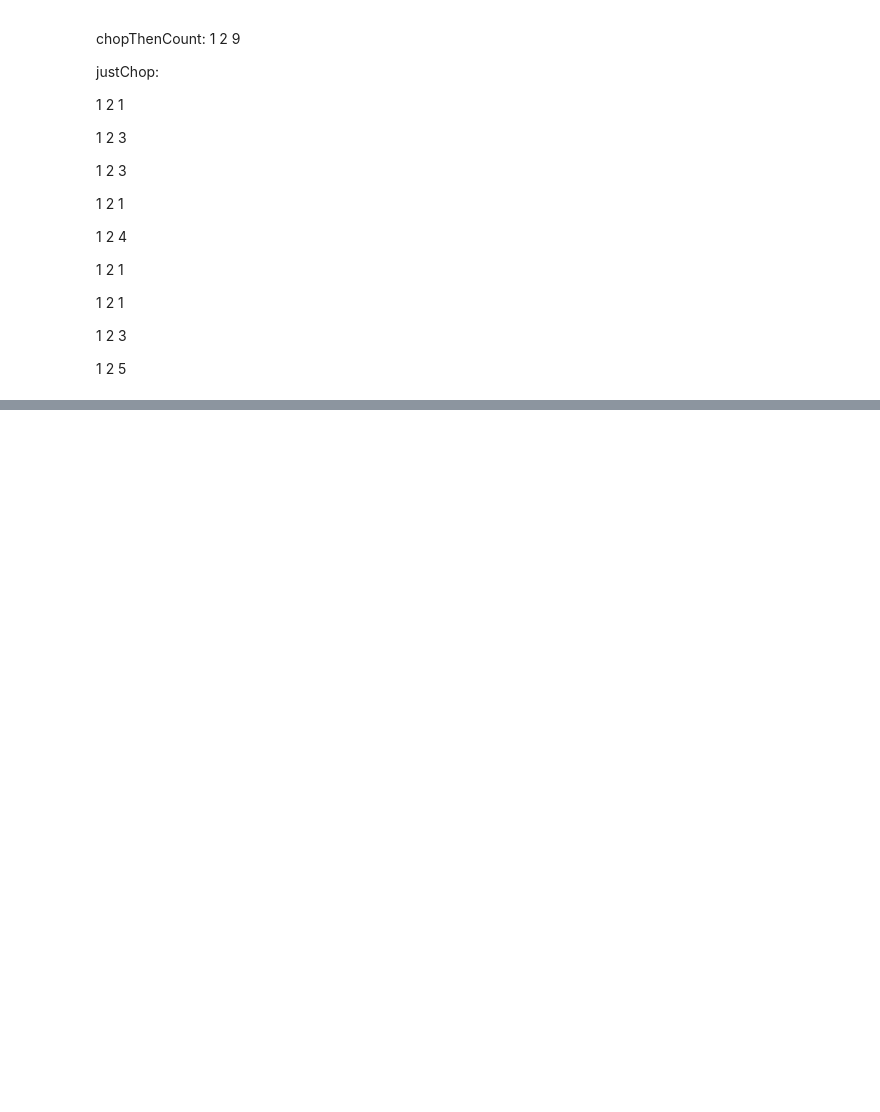
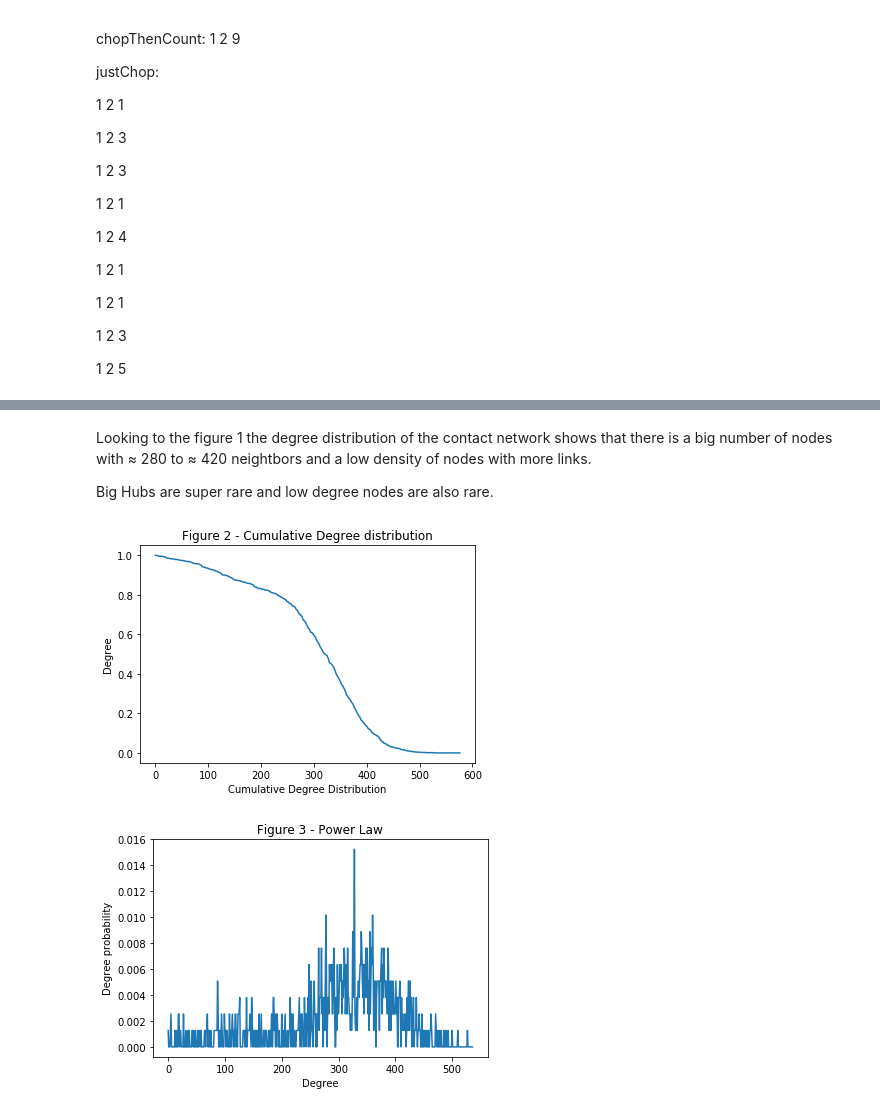
Before and after one commit to RicardoRei/Complex-Networks-17-18, a Jupyter notebook: proj.ipynb, the cells around one changed output, grey strips where cells are left out. Drawn from its saved outputs; the diff is of its cells as text; code cells hidden in the pictures; blank space fills up the shorter version.

```diff
--- a/proj.ipynb
+++ b/proj.ipynb
@@ -143,0 +164,57 @@ print (len(network.edges()))
+# %% [markdown]
+Looking to the figure 1 the degree distribution of the contact network shows that there is a big number of nodes with ≈ 280 to ≈ 420 neightbors and a low density of nodes with more links.
+
+Big Hubs are super rare and low degree nodes are also rare.
+# %%
+# cumulative degree distribution, the fraction of nodes with degree higher than k
+def plotCumulativeDist(network):
+    degree = nx.degree(network)
+    max_degree = max(degree.values())
+
+    cum_Pk = [0]*(max_degree+50) # + 50 so we can see the limit going to zero.
+    k_values = [0]*(max_degree+50)
+    for k in range(0, max_degree+50):
+        k_values[k] = k
+        cum_Pk[k] = len([i for i in degree.values() if i >= k]) / len(network.nodes())
+
+    plt.xlabel("Cumulative Degree Distribution")
+    plt.ylabel("Degree")
+    plt.title("Figure 2 - Cumulative Degree distribution")
+    plt.plot(k_values, cum_Pk)
+    plt.show()
+
+
+plotCumulativeDist(network)
+
+def powerLawPlot(network):
+    degree = nx.degree(network)
+    max_degree = max(degree.values())
+
+    Pk = [0]*(max_degree+10) # + 10 so we can see the limit going to zero.
+    k_values = [0]*(max_degree+10)
+    for k in range(0, max_degree+10):
+        k_values[k] = k
+        Pk[k] = len([i for i in degree.values() if i == k]) / len(network.nodes())
+
+    plt.xlabel("Degree")
+    plt.ylabel("Degree probability")
+    plt.title("Figure 3 - Power Law")
+    plt.plot(k_values, Pk)
+    plt.show()
+
+"""
+degree_sequence=sorted(nx.degree(network).values(),reverse=True) # degree sequence
+#print "Degree sequence", degree_sequence
+dmax=max(degree_sequence)
+plt.loglog(degree_sequence,'b-',marker='o')
+plt.title("Degree rank plot")
+plt.ylabel("degree")
+plt.xlabel("rank")
+plt.show()
+"""
+
+powerLawPlot(network) #NOT WHATS IS EXPECTED....
+#plt.title("Figure 2 - Cumulative Degree distribution")
+# %% [output]
+[figure, added]
+[figure, added]
```
Also changed, not shown: parts of 4 cells of this notebook.
